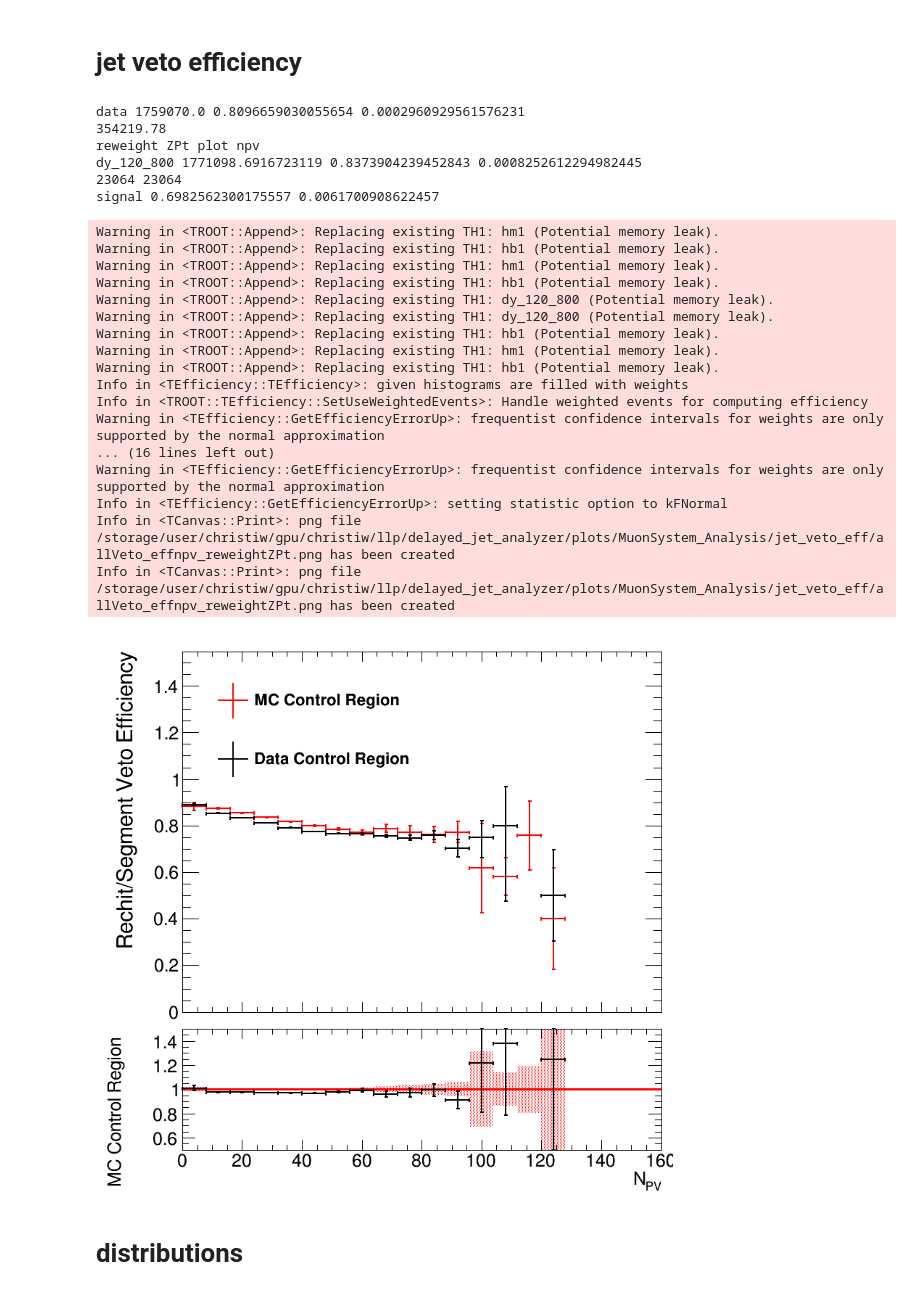
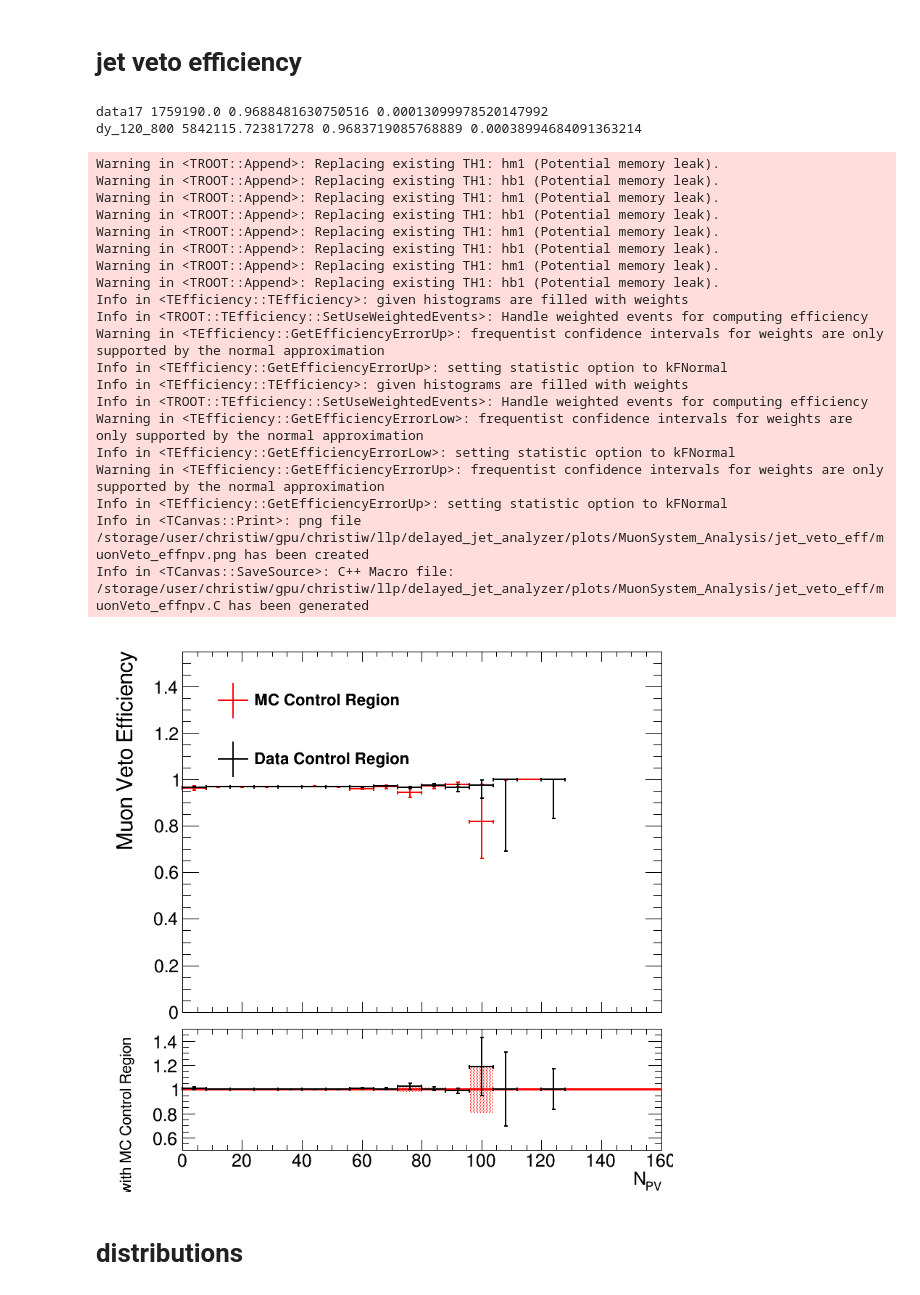
Before and after one commit to cms-lpc-llp/delayed_jet_analyzer, a Jupyter notebook: plot_scripts/MuonSystem_Analysis/MuonSystem_plots-DataMC_vetoStudy.ipynb, the cells around one changed output. Drawn from its saved outputs; the diff is of its cells as text; code cells hidden in the pictures.

Commit message:
update veto study

```diff
--- a/plot_scripts/MuonSystem_Analysis/MuonSystem_plots-DataMC_vetoStudy.ipynb
+++ b/plot_scripts/MuonSystem_Analysis/MuonSystem_plots-DataMC_vetoStudy.ipynb
@@ -19,7 +19,7 @@ sys.path.append('/storage/user/christiw/gpu/christiw/llp/delayed_jet_analyzer/li
 from histo_utilities import create_TH1D, create_TH2D, std_color_list, make_ratio_plot
 import os
 import CMS_lumi, tdrstyle
-tdrstyle.setTDRStyle()
+a = tdrstyle.setTDRStyle()
 CMS_lumi.writeExtraText = 0
 
 wH = 1
@@ -314,16 +335,17 @@ def deltaPhi( phi1,  phi2):
 #phi is just random number betwen 0 and 359
 # eta, took the distribution directly, no weights taken into account
 CLUSTER_PER_EVT = 5
-var_eta = [jetEta, me11_eta, me12_eta, re12_eta, mb1_eta, rb1_eta, mb1_rechit_eta,all_eta]
-var_phi = [jetPhi, me11_phi, me12_phi, re12_phi, mb1_phi, rb1_phi, mb1_rechit_phi,all_phi]
+var_eta = [jetEta, muonEta, me11_eta, me12_eta, re12_eta, mb1_eta, rb1_eta, mb1_rechit_eta,all_eta]
+var_phi = [jetPhi, muonPhi, me11_phi, me12_phi, re12_phi, mb1_phi, rb1_phi, mb1_rechit_phi,all_phi]
 
 
 
-# 0: jetveto; 1: me11 veto; 2: me12 veto; 3: re12 veto; 4 mb1 veto; 5: rb1 veto
-
+###########
+# 0: jetveto; 1:muon veto; 2: me11 veto; 3: me12 veto; 4: re12 veto; 5 mb1 segment veto; 6: rb1 veto; 7: mb1 rechit veto; 8: all rechit/segment vetos
+###########
 
 matched = {}
-for k in ['data', 'dy_120_800']:
+for k in ['data16','data17','data18', 'dy_120_800']:
 #     eta = np.random.randint(0,len(cscRechitClusterEta['signal']),CLUSTER_PER_EVT*len(jetPt[k]))
 #     randomly pick the bin, and then randomly choose where in the bin it is
     hist, bins = np.histogram(np.abs(cscRechitClusterEta['signal']),bins = 48,range=[0.8,2.0],weights = weight['signal'])
@@ -347,5 +369,6 @@ for k in ['data', 'dy_120_800']:
     deltaR = ((eta-var_eta[veto][k][np.repeat(np.arange(len(var_eta[veto][k])), CLUSTER_PER_EVT)])**2+ \
               deltaPhi(phi,var_phi[veto][k][np.repeat(np.arange(len(var_eta[veto][k])), CLUSTER_PER_EVT)])**2)**0.5
 #               awkward.fromiter(dphi)**2)**0.5
+    print(len(deltaR))
     matched[k] = (deltaR<0.4).any()
     print(k, 1-np.count_nonzero(matched[k])/ len(deltaR))
@@ -382,11 +402,14 @@ assert(len(var) == len(title) == len(names) == len(bins)==len(ratio) )
 dir_name = '/storage/user/christiw/gpu/christiw/llp/delayed_jet_analyzer/plots/MuonSystem_Analysis/jet_veto_eff/'
 if not os.path.isdir(dir_name):os.makedirs(dir_name)
 
-reweight  =1
+reweight  =0
 reweight_index = 1
 for j in range(len(bins)):
     if not j == 4: continue
-    for i, k in enumerate(['data','dy_120_800','signal']):
+#     for i, k in enumerate(['data16','data17','data18','signal','dy_120_800',]):
+    for i, k in enumerate(['data17','dy_120_800',]):
+
+
         if k == 'signal' and j != 4:continue
         total_weight = weight[k]
 #         if 'dy' in k: total_weight *= lepOverallSF[k]
@@ -470,46 +493,54 @@ for j in range(len(bins)):
         pEff[k].SetLineWidth(2)
 
         # inclusive efficiency calculation
 
 
 
 #     if j == 4: c = make_ratio_pEff([pEff['dy_120_800'],pEff['data'],pEff['signal']], fit = False, logy=False, in_tags = ["MC Control Region","Data Control Region","MC Signal"],\
 #                         ratio_bounds = ratio[j], draw_opt = ['E2','E1','E1'])
 #     else:
-    c = make_ratio_pEff([pEff['dy_120_800'],pEff['data']], fit = False, logy=False, in_tags = ["MC Control Region","Data Control Region"], ratio_bounds = ratio[j], draw_opt = ['E2','E1'])
+#     c = make_ratio_pEff([pEff['dy_120_800'],pEff['data16'], pEff['data17'], pEff['data18']], fit = False, logy=False, \
+#                         in_tags = ["MC","2016 data", '2017 data', '2018 data'], ratio_bounds = ratio[j], draw_opt = ['E2','E1', 'E1', 'E1'])
+#     print(pEff.keys())
+#     c = make_ratio_pEff([pEff['data16'], pEff['data17'], pEff['data18']], fit = False, logy=False, \
+#                         in_tags = ["2016 data", '2017 data', '2018 data'], ratio_index = 1, ratio_bounds = ratio[j], draw_opt = ['E1','E2','E1'])
+#     c.Draw()
+#     c.SaveAs(dir_name+veto_names[veto]+'_eff_compareY_'+names[j]+'.png')
+#     c.SaveAs(dir_name+veto_names[veto]+'_eff_compareY_'+names[j]+'.C')
+
+    c = make_ratio_pEff([pEff['dy_120_800'],pEff['data17']], fit = False, logy=False, in_tags = ["MC Control Region","Data Control Region"], ratio_bounds = ratio[j], draw_opt = ['E2','E1'])
     c.Draw()
 
     if reweight:
         c.SaveAs(dir_name+veto_names[veto]+'_eff'+names[j]+'_reweight'+names[reweight_index]+'.png')
         c.SaveAs(dir_name+veto_names[veto]+'_eff'+names[j]+'_reweight'+names[reweight_index]+'.png')
     else:
         c.SaveAs(dir_name+veto_names[veto]+'_eff'+names[j]+'.png')
         c.SaveAs(dir_name+veto_names[veto]+'_eff'+names[j]+'.C')
 # %% [output]
-data 1759070.0 0.8096659030055654 0.0002960929561576231
-354219.78
-reweight ZPt plot npv
-dy_120_800 1771098.6916723119 0.8373904239452843 0.0008252612294982445
-23064 23064
-signal 0.6982562300175557 0.0061700908622457
+data17 1759190.0 0.9688481630750516 0.00013099978520147992
+dy_120_800 5842115.723817278 0.9683719085768889 0.00038994684091363214
 Warning in <TROOT::Append>: Replacing existing TH1: hm1 (Potential memory leak).
 Warning in <TROOT::Append>: Replacing existing TH1: hb1 (Potential memory leak).
 Warning in <TROOT::Append>: Replacing existing TH1: hm1 (Potential memory leak).
 Warning in <TROOT::Append>: Replacing existing TH1: hb1 (Potential memory leak).
-Warning in <TROOT::Append>: Replacing existing TH1: dy_120_800 (Potential memory leak).
-Warning in <TROOT::Append>: Replacing existing TH1: dy_120_800 (Potential memory leak).
+Warning in <TROOT::Append>: Replacing existing TH1: hm1 (Potential memory leak).
 Warning in <TROOT::Append>: Replacing existing TH1: hb1 (Potential memory leak).
 Warning in <TROOT::Append>: Replacing existing TH1: hm1 (Potential memory leak).
 Warning in <TROOT::Append>: Replacing existing TH1: hb1 (Potential memory leak).
 Info in <TEfficiency::TEfficiency>: given histograms are filled with weights
 Info in <TROOT::TEfficiency::SetUseWeightedEvents>: Handle weighted events for computing efficiency
 Warning in <TEfficiency::GetEfficiencyErrorUp>: frequentist confidence intervals for weights are only supported by the normal approximation
-... (16 lines left out)
+Info in <TEfficiency::GetEfficiencyErrorUp>: setting statistic option to kFNormal
+Info in <TEfficiency::TEfficiency>: given histograms are filled with weights
+Info in <TROOT::TEfficiency::SetUseWeightedEvents>: Handle weighted events for computing efficiency
+Warning in <TEfficiency::GetEfficiencyErrorLow>: frequentist confidence intervals for weights are only supported by the normal approximation
+Info in <TEfficiency::GetEfficiencyErrorLow>: setting statistic option to kFNormal
 Warning in <TEfficiency::GetEfficiencyErrorUp>: frequentist confidence intervals for weights are only supported by the normal approximation
 Info in <TEfficiency::GetEfficiencyErrorUp>: setting statistic option to kFNormal
-Info in <TCanvas::Print>: png file /storage/user/christiw/gpu/christiw/llp/delayed_jet_analyzer/plots/MuonSystem_Analysis/jet_veto_eff/allVeto_effnpv_reweightZPt.png has been created
-Info in <TCanvas::Print>: png file /storage/user/christiw/gpu/christiw/llp/delayed_jet_analyzer/plots/MuonSystem_Analysis/jet_veto_eff/allVeto_effnpv_reweightZPt.png has been created
+Info in <TCanvas::Print>: png file /storage/user/christiw/gpu/christiw/llp/delayed_jet_analyzer/plots/MuonSystem_Analysis/jet_veto_eff/muonVeto_effnpv.png has been created
+Info in <TCanvas::SaveSource>: C++ Macro file: /storage/user/christiw/gpu/christiw/llp/delayed_jet_analyzer/plots/MuonSystem_Analysis/jet_veto_eff/muonVeto_effnpv.C has been generated
-[figure, old version]
+[figure, new version]
 # %% [markdown]
 # distributions
 # %%
```
Also changed, not shown: parts of 5 cells of this notebook.
